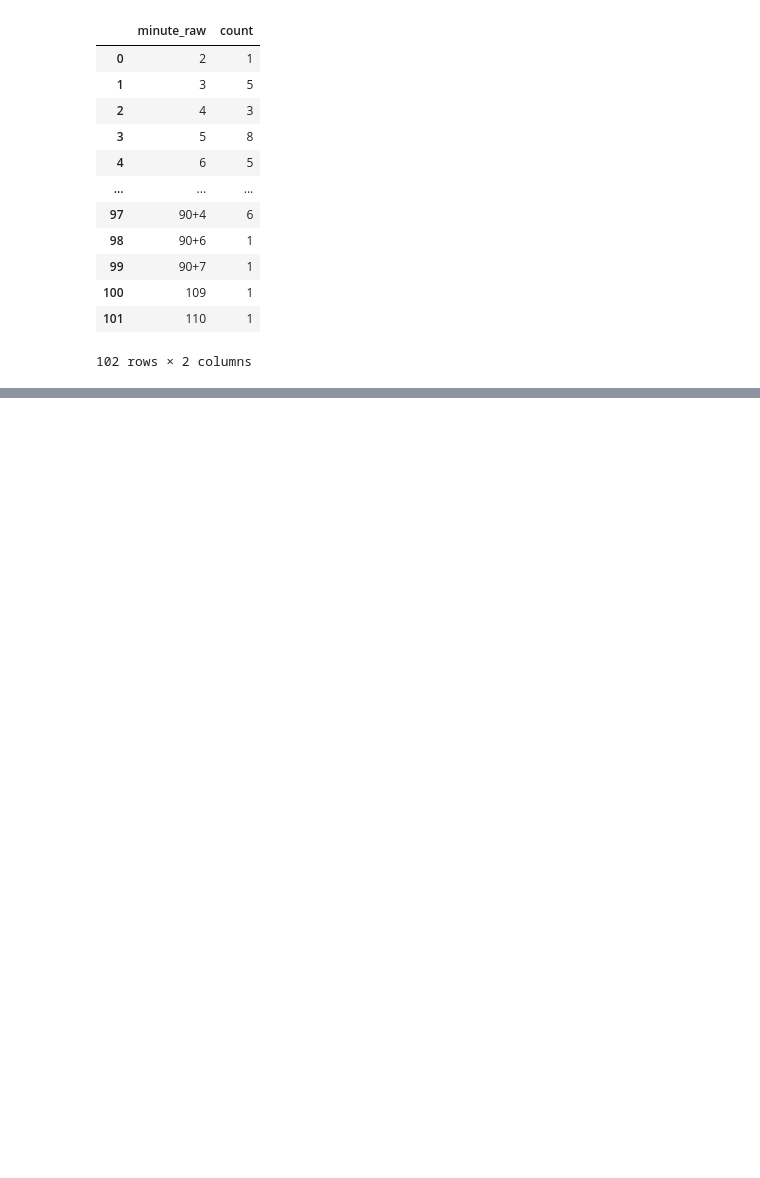
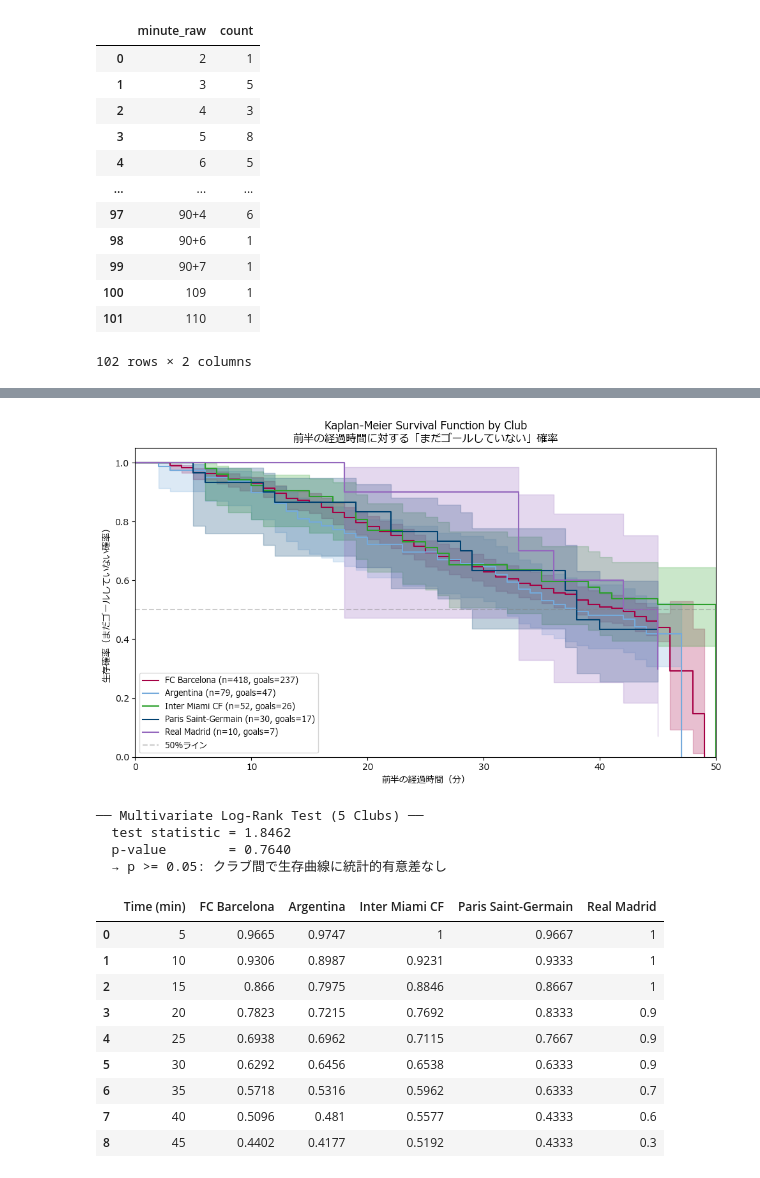
Before and after one commit to WE1CH-KAZU/analytics_messi, a Jupyter notebook: src/analytics_messi.ipynb, the cells around one changed output, grey strips where cells are left out. Cells and saved outputs as stored; diff of their text form; code cells hidden in the pictures; blank space fills up the shorter version.

```diff
--- a/src/analytics_messi.ipynb
+++ b/src/analytics_messi.ipynb
@@ -260,0 +426,74 @@ display(minute_raw_counts[["minute_raw", "count"]])
+# %%
+# ── 5クラブ別: Kaplan-Meier 生存関数の比較 ──
+club_colors = {
+    "FC Barcelona": "#A50044",
+    "Argentina": "#75AADB",
+    "Paris Saint-Germain": "#004170",
+    "Inter Miami": "#F7B5CD",
+    "Newell's Old Boys": "#E30613",
+}
+
+fig, ax = plt.subplots(figsize=(10, 6))
+kmf_dict = {}
+
+for club in survival_df["club"].value_counts().index:
+    club_data = survival_df[survival_df["club"] == club]
+    n_matches = len(club_data)
+    n_events = club_data["event"].sum()
+
+    kmf_c = KaplanMeierFitter()
+    kmf_c.fit(
+        durations=club_data["time"],
+        event_observed=club_data["event"],
+        label=f"{club} (n={n_matches}, goals={n_events:.0f})",
+    )
+    kmf_dict[club] = kmf_c
+    color = club_colors.get(club, None)
+    kmf_c.plot_survival_function(ax=ax, ci_show=True, color=color)
+
+ax.set_title("Kaplan-Meier Survival Function by Club\n前半の経過時間に対する「まだゴールしていない」確率")
+ax.set_xlabel("前半の経過時間（分）")
+ax.set_ylabel("生存確率（まだゴールしていない確率）")
+ax.set_xlim(0, 50)
+ax.set_ylim(0, 1.05)
+ax.axhline(y=0.5, color="gray", linestyle="--", alpha=0.4, label="50%ライン")
+ax.legend(fontsize=9, loc="lower left")
+plt.tight_layout()
+plt.show()
+
+# ── 多群ログランク検定 ──
+result = multivariate_logrank_test(
+    survival_df["time"],
+    survival_df["club"],
+    survival_df["event"],
+)
+print("── Multivariate Log-Rank Test (5 Clubs) ──")
+print(f"  test statistic = {result.test_statistic:.4f}")
+print(f"  p-value        = {result.p_value:.4f}")
+if result.p_value < 0.05:
+    print("  → p < 0.05: クラブ間で生存曲線に統計的有意差あり")
+else:
+    print("  → p >= 0.05: クラブ間で生存曲線に統計的有意差なし")
+
+# ── 5分刻みの生存確率比較テーブル ──
+timepoints = [5, 10, 15, 20, 25, 30, 35, 40, 45]
+club_comparison = pd.DataFrame({"Time (min)": timepoints})
+for club, kmf_c in kmf_dict.items():
+    club_comparison[club] = kmf_c.survival_function_at_times(timepoints).values
+display(club_comparison)
+# %% [output]
+[figure, added]
+── Multivariate Log-Rank Test (5 Clubs) ──
+  test statistic = 1.8462
+  p-value        = 0.7640
+  → p >= 0.05: クラブ間で生存曲線に統計的有意差なし
+|  | Time (min) | FC Barcelona | Argentina | Inter Miami CF | Paris Saint-Germain | Real Madrid |
+| 0 | 5 | 0.9665 | 0.9747 | 1 | 0.9667 | 1 |
+| 1 | 10 | 0.9306 | 0.8987 | 0.9231 | 0.9333 | 1 |
+| 2 | 15 | 0.866 | 0.7975 | 0.8846 | 0.8667 | 1 |
+| 3 | 20 | 0.7823 | 0.7215 | 0.7692 | 0.8333 | 0.9 |
+| 4 | 25 | 0.6938 | 0.6962 | 0.7115 | 0.7667 | 0.9 |
+| 5 | 30 | 0.6292 | 0.6456 | 0.6538 | 0.6333 | 0.9 |
+| 6 | 35 | 0.5718 | 0.5316 | 0.5962 | 0.6333 | 0.7 |
+| 7 | 40 | 0.5096 | 0.481 | 0.5577 | 0.4333 | 0.6 |
+| 8 | 45 | 0.4402 | 0.4177 | 0.5192 | 0.4333 | 0.3 |
```
Also changed, not shown: parts of 14 cells of this notebook, 4 other files.
